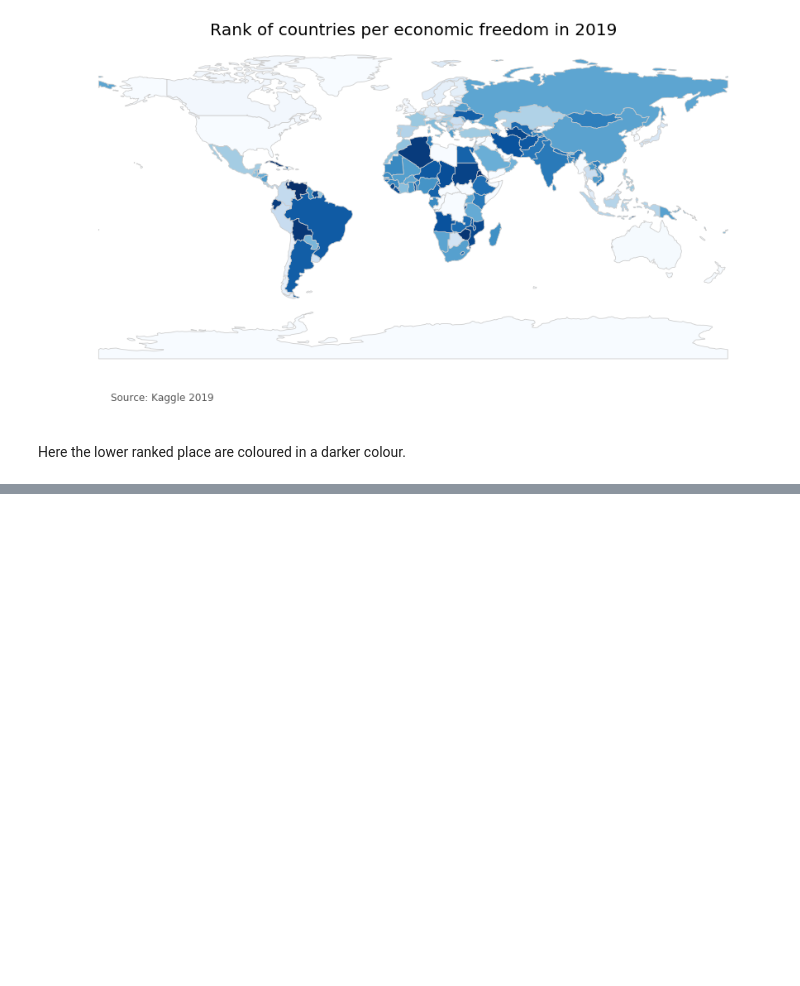
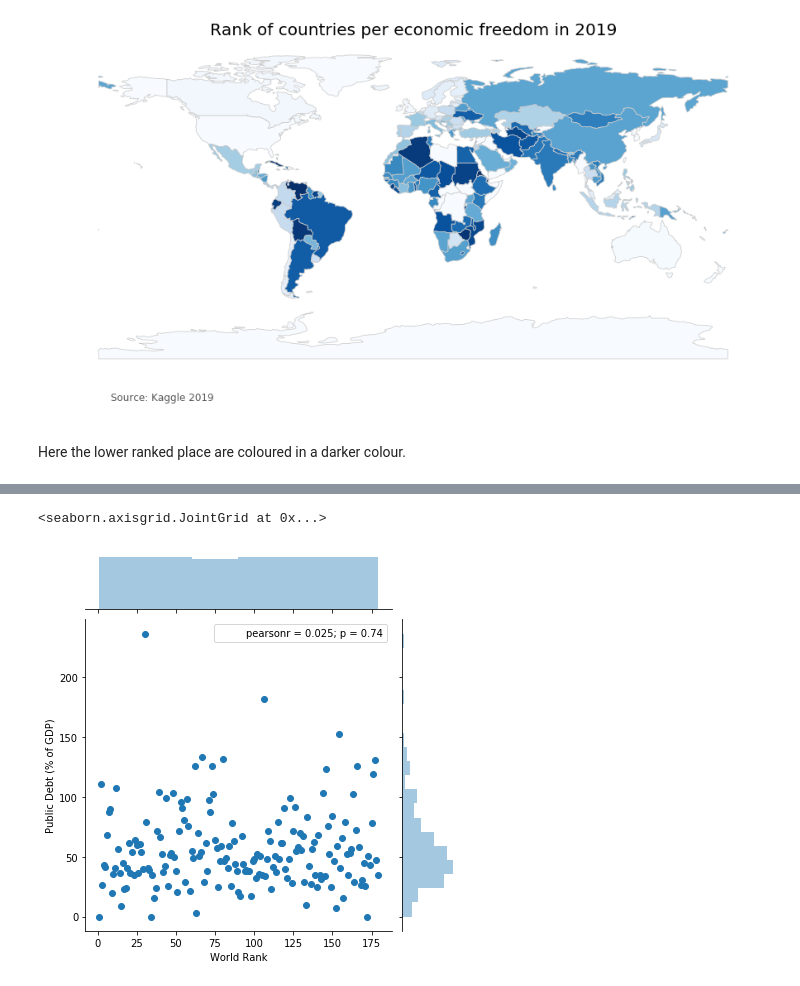
Before and after one commit to SadiaRana/WorldEconFree, a Jupyter notebook: World_Economics.ipynb, the cells around one changed output, grey strips where cells are left out. Cells and saved outputs as stored; diff of their text form; code cells hidden in the pictures; blank space fills up the shorter version.

```diff
--- a/World_Economics.ipynb
+++ b/World_Economics.ipynb
@@ -192,3 +202,5 @@ df_ranked.tail()
 # %%
-#sns.jointplot(df['World Rank'],df['GDP Growth Rate (%)'])
-#sns.jointplot(df['World Rank'],df['Public Debt (% of GDP)'])
+sns.jointplot(df['World Rank'],df['Public Debt (% of GDP)'])
+# %% [output]
+<seaborn.axisgrid.JointGrid at 0x...>
+[figure, added]
```
Also changed, not shown: parts of 6 cells of this notebook.
